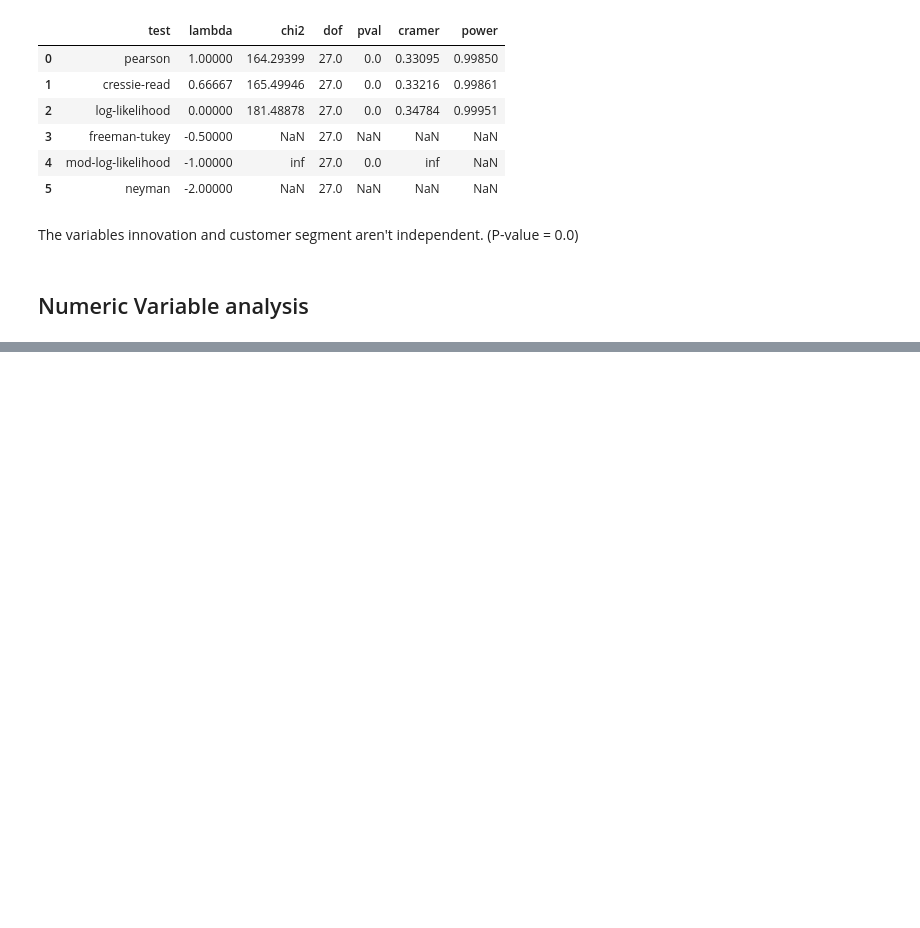
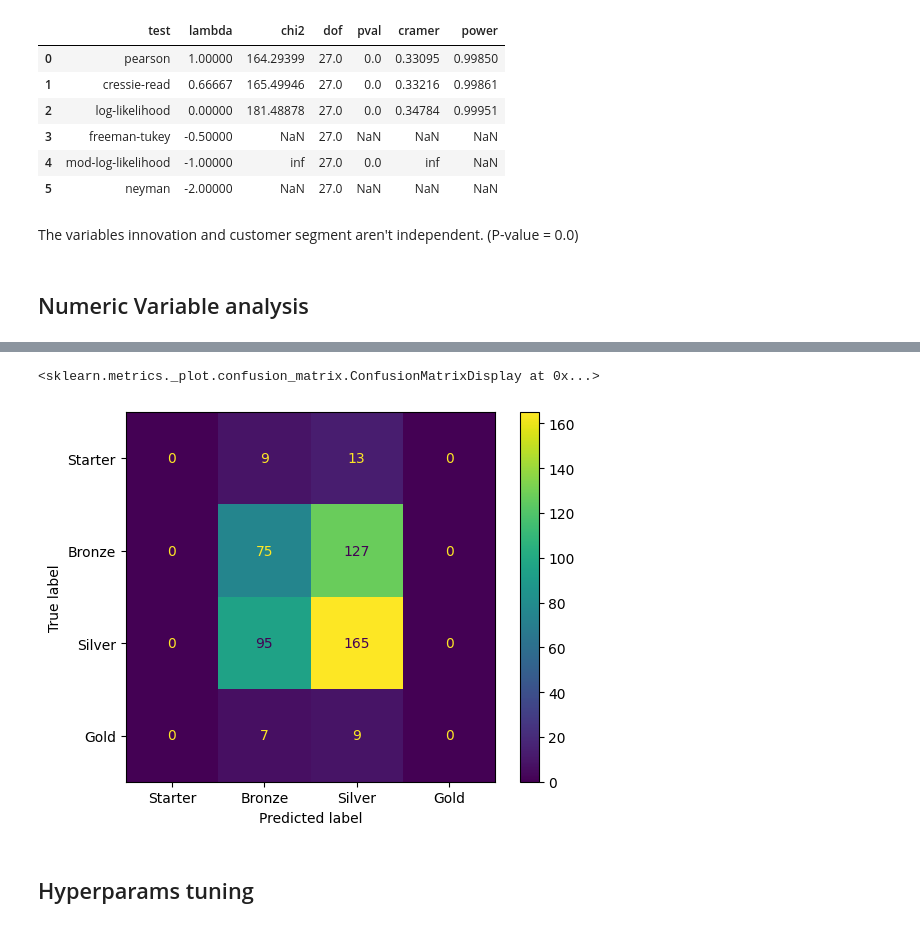
Before and after one commit to Reifhel/ml_models_practice, a Jupyter notebook: 04. Decision Tree Classifier/Company Segment Classification/company_segment_classifier.ipynb, the cells around one changed output, grey strips where cells are left out. Drawn from its saved outputs; the diff is of its cells as text; code cells hidden in the pictures; blank space fills up the shorter version.

Commit message:
Feat: Model Train & Validation

```diff
--- a/04. Decision Tree Classifier/Company Segment Classification/company_segment_classifier.ipynb
+++ b/04. Decision Tree Classifier/Company Segment Classification/company_segment_classifier.ipynb
@@ -263,0 +272,34 @@ px.box(df_segments, x='customer_segment', y='monthly_revenue', color='customer_s
+# %%
+# Pipeline
+# OneHotEncode on categorical features
+# Model Training
+
+# Categorical features
+categorical_features = ['economic_activity', 'location']
+
+# Create a Transformer of categorical features
+categorical_transformer = Pipeline(
+    steps=[
+        ("imputer", SimpleImputer(strategy='most_frequent')),
+        ("onehot", OneHotEncoder(handle_unknown='ignore'))
+    ]
+)
+
+preprocessor = ColumnTransformer(
+    transformers=[
+        ("cat", categorical_transformer, categorical_features)
+    ]
+)
+
+# Pipeline with pre processor and decision tree model
+dt_model = Pipeline(
+    steps=[
+        ('preprocessor', preprocessor),
+        ('classifier', DecisionTreeClassifier())
+    ]
+)
+# %%
+# Crossvalidation
+# Train the model with Cross Validation using StratifiedKfold because the classes are unbalanced
+cv_folds = StratifiedKFold(n_splits=3, shuffle=True, random_state=42)
+metrics_result = cross_validate(dt_model, X, y, cv=cv_folds, scoring=['accuracy'], return_estimator=True)
@@ -263,0 +336,3 @@ px.box(df_segments, x='customer_segment', y='monthly_revenue', color='customer_s
+# %%
+# Making the predictions with Cross Validation
+y_pred = cross_val_predict(dt_model, X, y, cv=cv_folds)
@@ -263,0 +355,11 @@ px.box(df_segments, x='customer_segment', y='monthly_revenue', color='customer_s
+# %%
+# Confusion matrix
+model_confusion_matrix = confusion_matrix(y, y_pred, labels=target_list)
+disp = ConfusionMatrixDisplay(model_confusion_matrix, display_labels=target_list)
+
+disp.plot()
+# %% [output]
+<sklearn.metrics._plot.confusion_matrix.ConfusionMatrixDisplay at 0x...>
+[figure, added]
+# %% [markdown]
+## Hyperparams tuning
```
Also changed, not shown: parts of 20 cells of this notebook.
